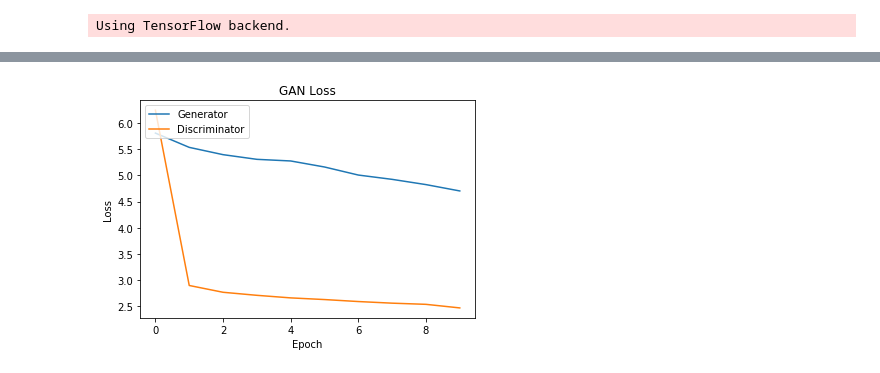
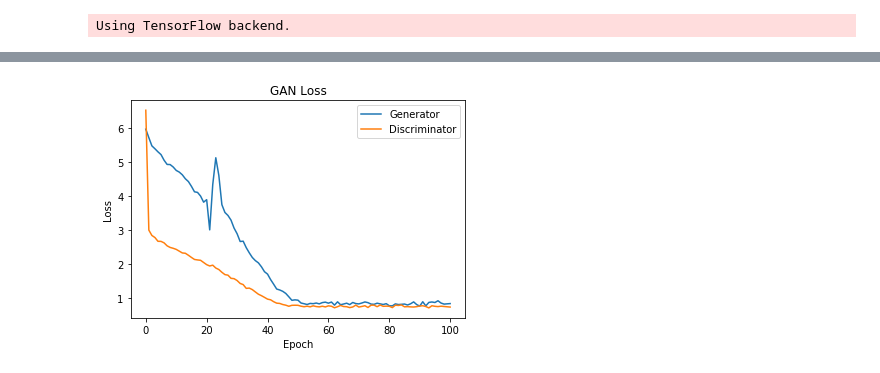
Before and after one commit to amirunpri2018/Music-Composition-GAN, a Jupyter notebook: Music Bi-LSTM GAN.ipynb, the cells around one changed output, grey strips where cells are left out. Drawn from its saved outputs; the diff is of its cells as text; code cells hidden in the pictures.

```diff
--- a/Music Bi-LSTM GAN.ipynb
+++ b/Music Bi-LSTM GAN.ipynb
@@ -22,7 +22,7 @@ from PIL import Image
 Using TensorFlow backend.
 # %%
 def load_data():
-        x_train = np.load(r'C:\Users\Vee\Desktop\python\GAN\Music GAN\songs.npy',allow_pickle=True)
+        x_train = np.load(r'C:\Users\Vee\Desktop\python\GAN\Music GAN\answers.npy',allow_pickle=True)
         x_train = x_train.reshape(len(x_train),4,4)
         return x_train
 # %%
@@ -63,26 +63,26 @@ class LSTMGAN():
     def build_generator(self):
 
         model = Sequential()
-        model.add(Bidirectional(LSTM(160, return_sequences=True), input_shape=(4, 4)))
+        model.add(Bidirectional(LSTM(256, return_sequences=True), input_shape=(4, 4)))
         model.add(LeakyReLU(alpha=0.2))
-        model.add(Bidirectional(LSTM(160, return_sequences=True)))
+        model.add(Bidirectional(LSTM(256, return_sequences=True)))
         model.add(LeakyReLU(alpha=0.2))
-        model.add(Bidirectional(LSTM(160)))
+        model.add(Bidirectional(LSTM(256)))
         model.add(LeakyReLU(alpha=0.2))
         #specifying output to have 40 timesteps
         model.add(RepeatVector(16))
         #specifying 1 feature as the output
-        model.add(Bidirectional(LSTM(160, return_sequences=True, dropout = 0.2)))
+        model.add(Bidirectional(LSTM(256, return_sequences=True, dropout = 0.2)))
         model.add(LeakyReLU(alpha=0.2))
-        model.add(Bidirectional(LSTM(160, return_sequences=True, dropout = 0.2)))
+        model.add(Bidirectional(LSTM(256, return_sequences=True, dropout = 0.2)))
         model.add(LeakyReLU(alpha=0.2))
-        model.add(Bidirectional(LSTM(160, return_sequences=True, dropout = 0.2)))
+        model.add(Bidirectional(LSTM(256, return_sequences=True, dropout = 0.2)))
         model.add(LeakyReLU(alpha=0.2))
         model.add(Dropout(0.3))
-        model.add(TimeDistributed(Dense(160)))
+        model.add(TimeDistributed(Dense(256)))
         model.add(LeakyReLU(alpha=0.2))
         model.add(Dropout(0.4))
-        model.add(TimeDistributed(Dense(160)))
+        model.add(TimeDistributed(Dense(256)))
         model.add(LeakyReLU(alpha=0.2))
         model.add(Dropout(0.4))
         model.add(TimeDistributed(Dense(1)))
@@ -194,5 +194,5 @@ Trainable params: 3,366,881
 Non-trainable params: 0
 _________________________________________________________________
 # %%
-g_loss, d_loss = lstmgan.train(epochs=10, batch_size=40, save_interval=100)
+g_loss, d_loss = lstmgan.train(epochs=101, batch_size=40, save_interval=100)
 # %% [output]
@@ -209,10 +222,10 @@ g_loss, d_loss = lstmgan.train(epochs=10, batch_size=40, save_interval=100)
 # %%
 plt.plot(g_loss)
 plt.plot(d_loss)
 plt.title('GAN Loss')
 plt.ylabel('Loss')
 plt.xlabel('Epoch')
-plt.legend(['Generator', 'Discriminator'], loc='upper left')
+plt.legend(['Generator', 'Discriminator'], loc='upper right')
 plt.show()
 # %% [output]
-[figure, old version]
+[figure, new version]
```
Also changed, not shown: parts of 2 cells of this notebook, 1 other file.
